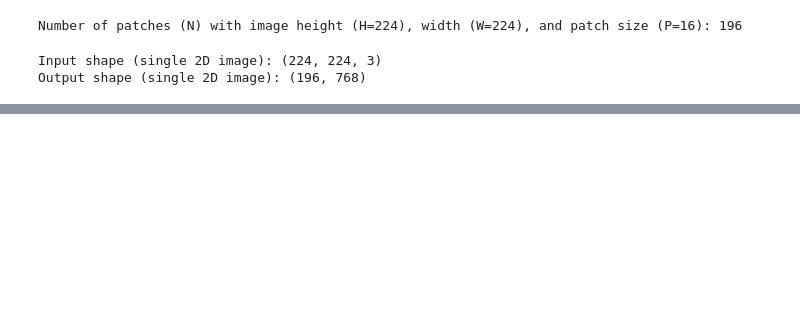
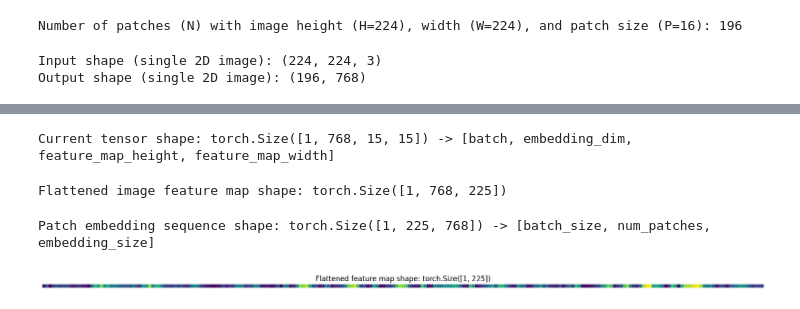
Before and after one commit to LeonardPuettmann/pytorch-deep-learning, a Jupyter notebook: 08_paper_replicating.ipynb, the cells around one changed output, grey strips where cells are left out. Cells and saved outputs as stored; diff of their text form; code cells hidden in the pictures; blank space fills up the shorter version.

```diff
--- a/08_paper_replicating.ipynb
+++ b/08_paper_replicating.ipynb
@@ -122,0 +225,33 @@ for i, patch in enumerate(range(0, img_size, patch_size)):
+# %%
+# Current tensor shape
+print(f"Current tensor shape: {image_out_of_conv.shape} -> [batch, embedding_dim, feature_map_height, feature_map_width]")
+# %% [output]
+Current tensor shape: torch.Size([1, 768, 15, 15]) -> [batch, embedding_dim, feature_map_height, feature_map_width]
+# %%
+# Create flatten layer
+flatten = nn.Flatten(
+    start_dim=2, # flatten feature_map_height (dimension 2)
+    end_dim=3  # flatten feature_map_width (dimension 3)
+)
+# %%
+image_out_of_conv_flattened = flatten(image_out_of_conv)
+print(f"Flattened image feature map shape: {image_out_of_conv_flattened.shape}")
+# %% [output]
+Flattened image feature map shape: torch.Size([1, 768, 225])
+# %%
+# Get flattened image patch embeddings in right shape
+image_out_of_conv_flattened_reshaped = image_out_of_conv_flattened.permute(0, 2, 1) # [batch_size, P^2•C, N] -> [batch_size, N, P^2•C]
+print(f"Patch embedding sequence shape: {image_out_of_conv_flattened_reshaped.shape} -> [batch_size, num_patches, embedding_size]")
+# %% [output]
+Patch embedding sequence shape: torch.Size([1, 225, 768]) -> [batch_size, num_patches, embedding_size]
+# %%
+# Get a single flattened feature map
+single_flattened_feature_map = image_out_of_conv_flattened_reshaped[:, :, 0] # index: (batch_size, number_of_patches, embedding_dimension)
+
+# Plot the flattened feature map visually
+plt.figure(figsize=(22, 22))
+plt.imshow(single_flattened_feature_map.detach().numpy())
+plt.title(f"Flattened feature map shape: {single_flattened_feature_map.shape}")
+plt.axis(False);
+# %% [output]
+[figure, added]
```
Also changed, not shown: parts of 14 cells of this notebook.
